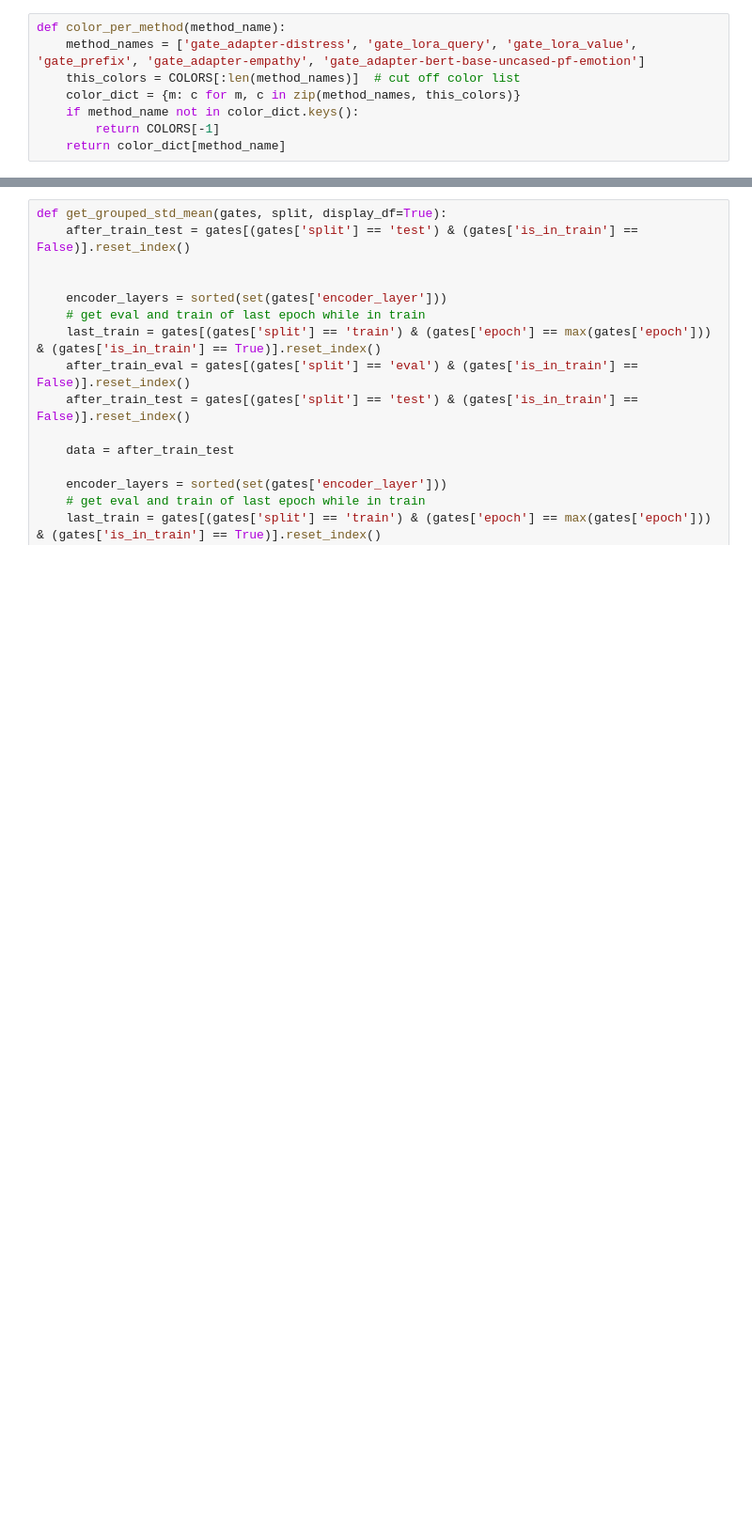
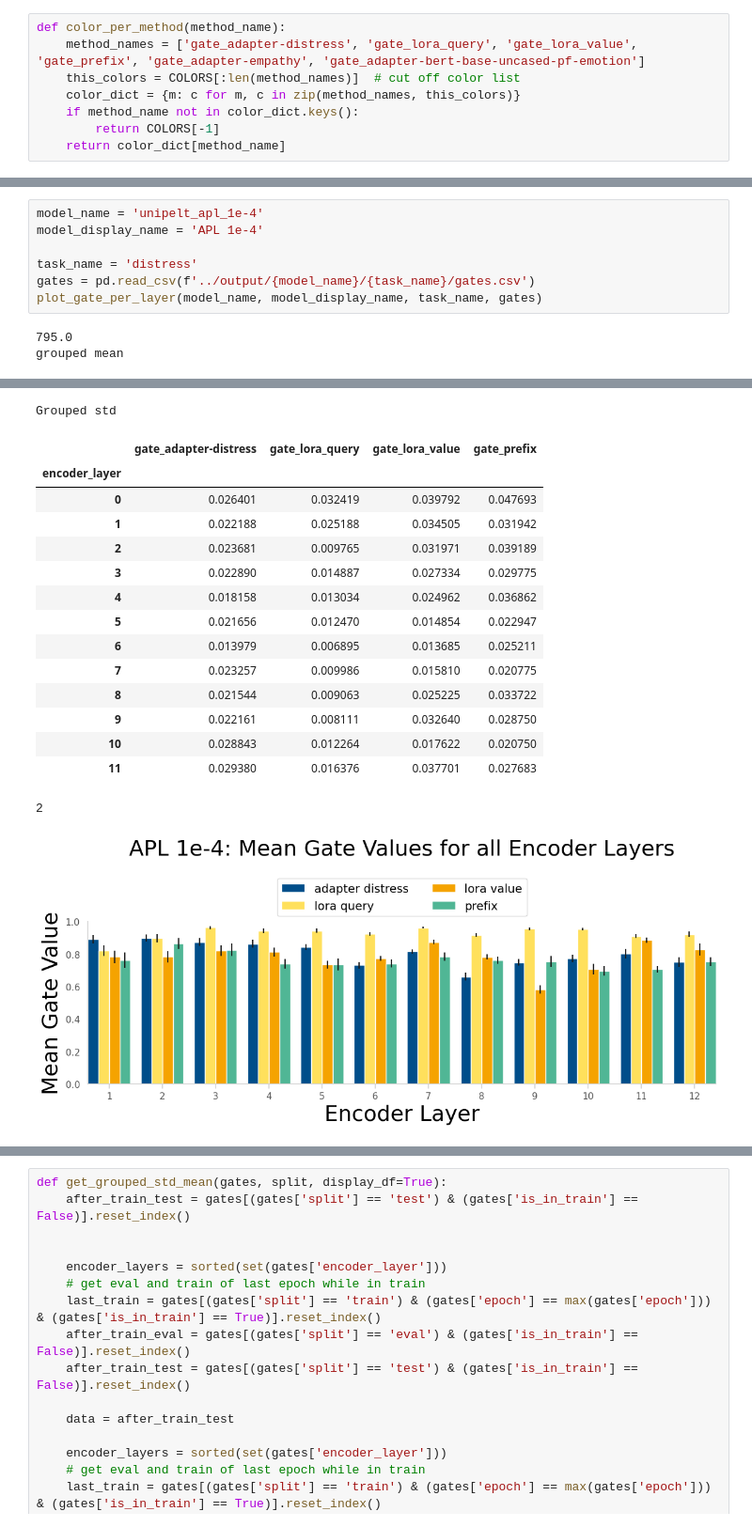
Before and after one commit to myrazma/2022_Masterthesis_Code, a Jupyter notebook: analysis/output_analysis.ipynb, the cells around one changed output, grey strips where cells are left out. Shown: that part at 94% size. Cells and saved outputs as stored; diff of their text form; blank space fills up the shorter version.

```diff
--- a/analysis/output_analysis.ipynb
+++ b/analysis/output_analysis.ipynb
@@ -224,0 +289,10 @@ Name: gate_prefix, dtype: float64
+# %%
+model_name = 'unipelt_apl_1e-4'
+model_display_name = 'APL 1e-4'
+
+task_name = 'distress'
+gates = pd.read_csv(f'../output/{model_name}/{task_name}/gates.csv')
+plot_gate_per_layer(model_name, model_display_name, task_name, gates)
+# %% [output]
+795.0
+grouped mean
@@ -224,0 +313,17 @@ Name: gate_prefix, dtype: float64
+Grouped std
+|  | gate_adapter-distress | gate_lora_query | gate_lora_value | gate_prefix |
+| encoder_layer |  |  |  |  |
+| 0 | 0.026401 | 0.032419 | 0.039792 | 0.047693 |
+| 1 | 0.022188 | 0.025188 | 0.034505 | 0.031942 |
+| 2 | 0.023681 | 0.009765 | 0.031971 | 0.039189 |
+| 3 | 0.022890 | 0.014887 | 0.027334 | 0.029775 |
+| 4 | 0.018158 | 0.013034 | 0.024962 | 0.036862 |
+| 5 | 0.021656 | 0.012470 | 0.014854 | 0.022947 |
+| 6 | 0.013979 | 0.006895 | 0.013685 | 0.025211 |
+| 7 | 0.023257 | 0.009986 | 0.015810 | 0.020775 |
+| 8 | 0.021544 | 0.009063 | 0.025225 | 0.033722 |
+| 9 | 0.022161 | 0.008111 | 0.032640 | 0.028750 |
+| 10 | 0.028843 | 0.012264 | 0.017622 | 0.020750 |
+| 11 | 0.029380 | 0.016376 | 0.037701 | 0.027683 |
+2
+[figure, added]
```
Also changed, not shown: parts of 28 cells of this notebook, 2 other files.
